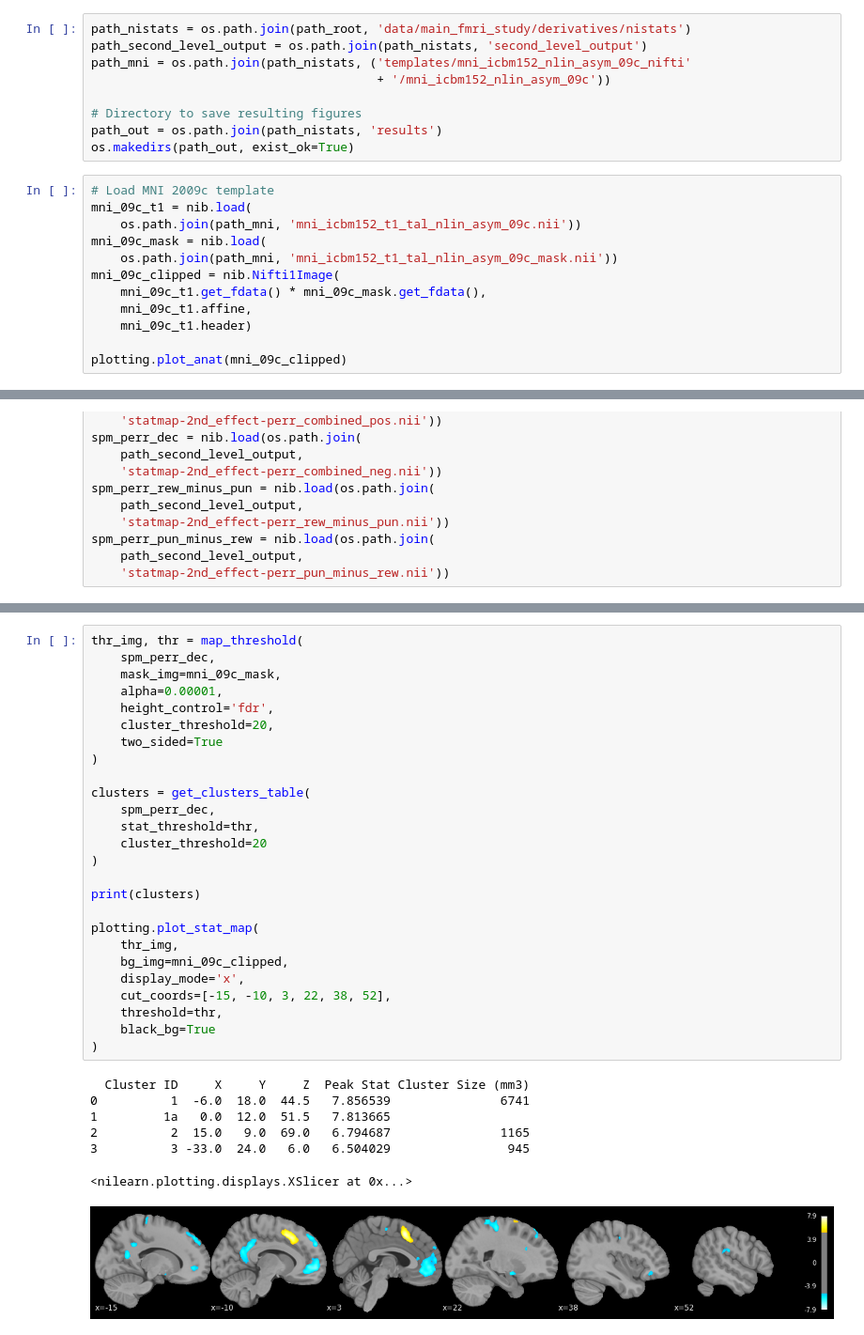
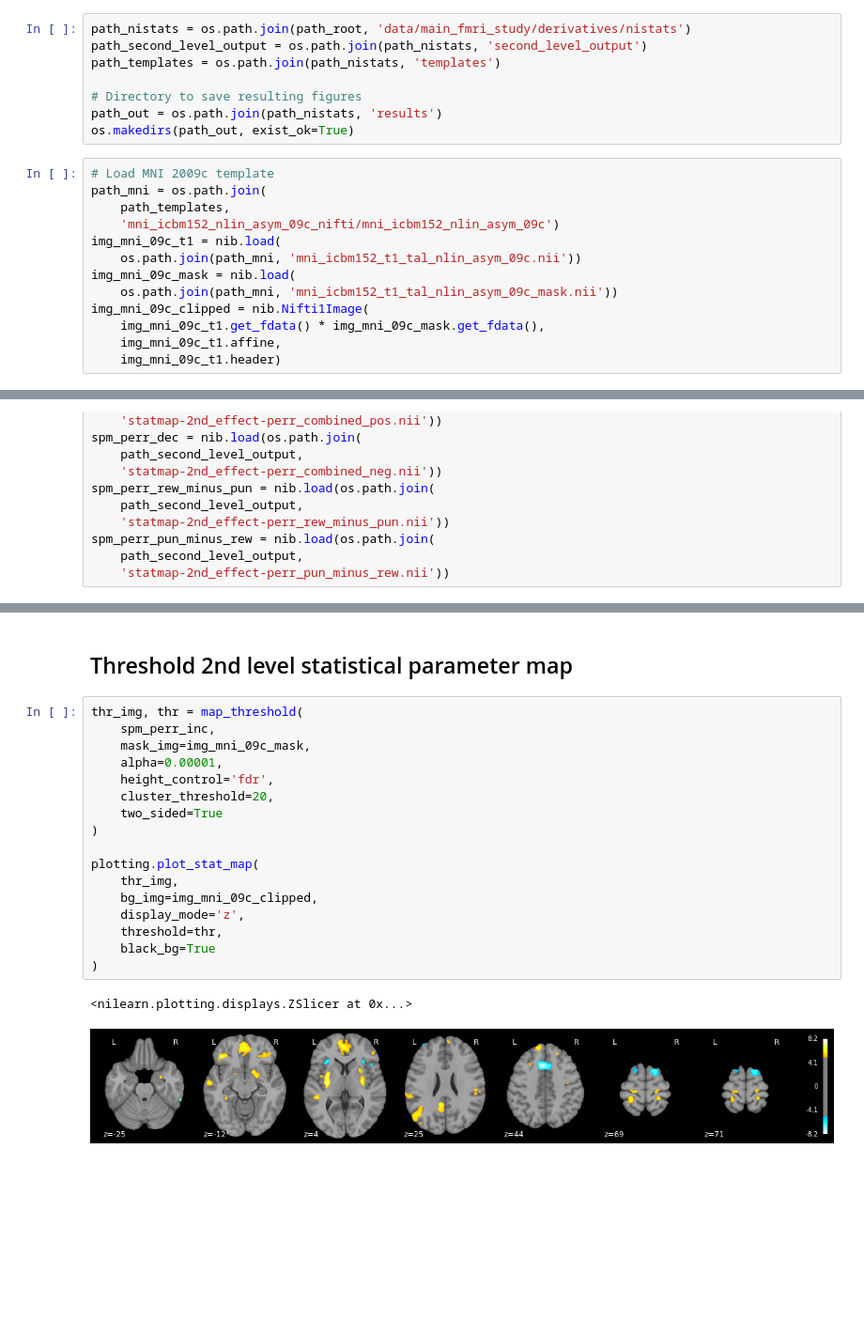
Before and after one commit to kbonna/decidenet, a Jupyter notebook: activation_analysis/dn_aa_04_results_reporting.ipynb, the cells around one changed output, grey strips where cells are left out. Shown at 94% size. Saved outputs shown, nothing was run; the diff lists cells and outputs as text; blank space fills up the shorter version.

```diff
--- a/activation_analysis/dn_aa_04_results_reporting.ipynb
+++ b/activation_analysis/dn_aa_04_results_reporting.ipynb
@@ -18,21 +72,21 @@ if path_code not in sys.path:
 # %%
 path_nistats = os.path.join(path_root, 'data/main_fmri_study/derivatives/nistats')
 path_second_level_output = os.path.join(path_nistats, 'second_level_output')
-path_mni = os.path.join(path_nistats, ('templates/mni_icbm152_nlin_asym_09c_nifti'
-                                       + '/mni_icbm152_nlin_asym_09c'))
+path_templates = os.path.join(path_nistats, 'templates')
 
 # Directory to save resulting figures
 path_out = os.path.join(path_nistats, 'results')
 os.makedirs(path_out, exist_ok=True)
 # %%
 # Load MNI 2009c template
-mni_09c_t1 = nib.load(
+path_mni = os.path.join(
+    path_templates,
+    'mni_icbm152_nlin_asym_09c_nifti/mni_icbm152_nlin_asym_09c')
+img_mni_09c_t1 = nib.load(
     os.path.join(path_mni, 'mni_icbm152_t1_tal_nlin_asym_09c.nii'))
-mni_09c_mask = nib.load(
+img_mni_09c_mask = nib.load(
     os.path.join(path_mni, 'mni_icbm152_t1_tal_nlin_asym_09c_mask.nii'))
-mni_09c_clipped = nib.Nifti1Image(
-    mni_09c_t1.get_fdata() * mni_09c_mask.get_fdata(),
-    mni_09c_t1.affine,
-    mni_09c_t1.header)
-
-plotting.plot_anat(mni_09c_clipped)
+img_mni_09c_clipped = nib.Nifti1Image(
+    img_mni_09c_t1.get_fdata() * img_mni_09c_mask.get_fdata(),
+    img_mni_09c_t1.affine,
+    img_mni_09c_t1.header)
@@ -55,34 +160,22 @@ spm_perr_pun_minus_rew = nib.load(os.path.join(
+# %% [markdown]
+## Threshold 2nd level statistical parameter map
 # %%
 thr_img, thr = map_threshold(
-    spm_perr_dec,
-    mask_img=mni_09c_mask,
+    spm_perr_inc,
+    mask_img=img_mni_09c_mask,
     alpha=0.00001,
     height_control='fdr',
     cluster_threshold=20,
     two_sided=True
 )
 
-clusters = get_clusters_table(
-    spm_perr_dec,
-    stat_threshold=thr,
-    cluster_threshold=20
-)
-
-print(clusters)
-
 plotting.plot_stat_map(
     thr_img,
-    bg_img=mni_09c_clipped,
-    display_mode='x',
-    cut_coords=[-15, -10, 3, 22, 38, 52],
+    bg_img=img_mni_09c_clipped,
+    display_mode='z',
     threshold=thr,
     black_bg=True
 )
 # %% [output]
-  Cluster ID     X     Y     Z  Peak Stat Cluster Size (mm3)
-0          1  -6.0  18.0  44.5   7.856539               6741
-1         1a   0.0  12.0  51.5   7.813665
-2          2  15.0   9.0  69.0   6.794687               1165
-3          3 -33.0  24.0   6.0   6.504029                945
+<nilearn.plotting.displays.ZSlicer at 0x...>
-<nilearn.plotting.displays.XSlicer at 0x...>
-[figure, old version]
+[figure, new version]
```
Also changed, not shown: parts of 10 cells of this notebook.
